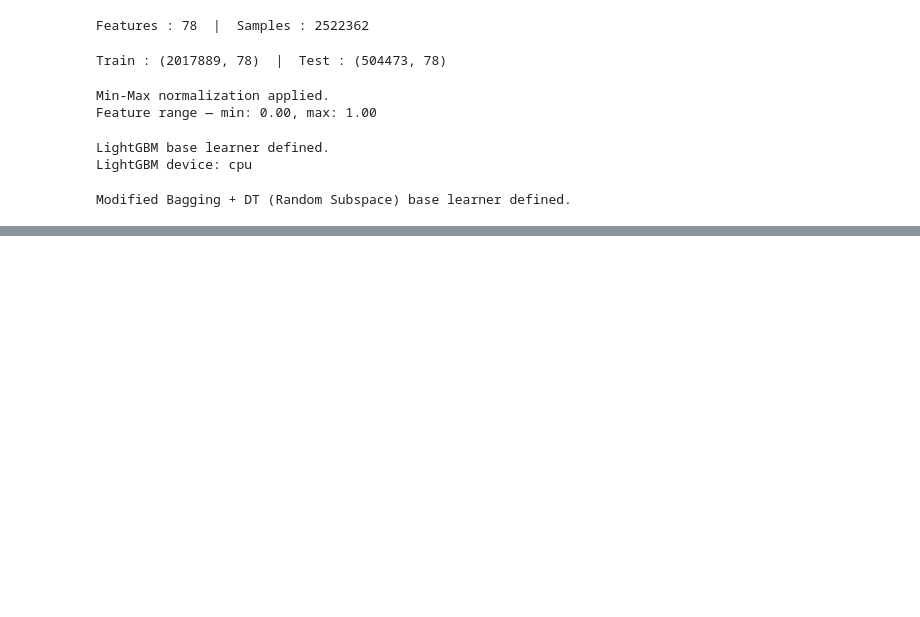
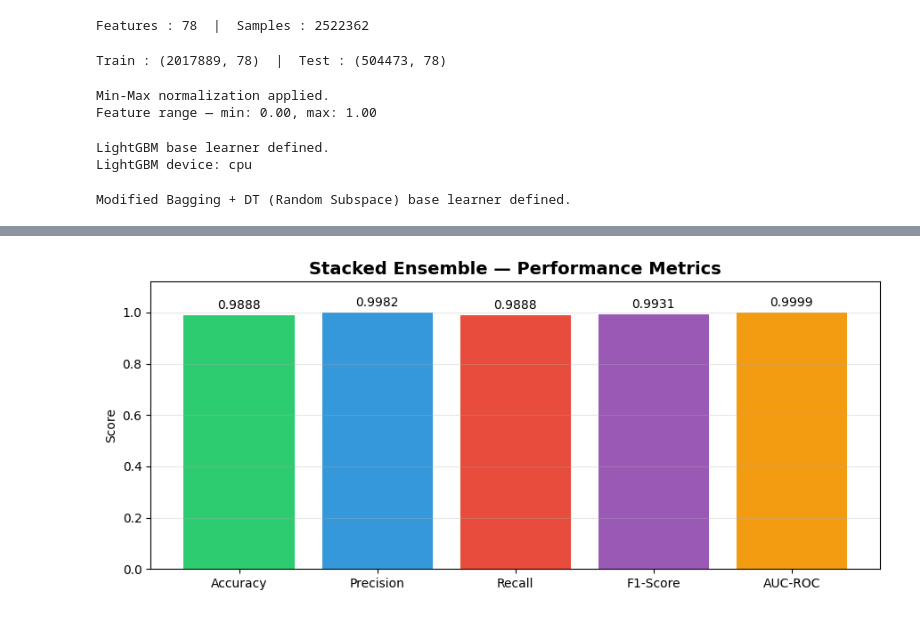
Before and after one commit to yoshbatula/Hybrid-Enhanced-Stacked-Ensemble-for-Network-Intrusion-Detection, a Jupyter notebook: Enhance-Stack-Ensemble.ipynb, the cells around one changed output, grey strips where cells are left out. Saved outputs shown, nothing was run; the diff lists cells and outputs as text; code cells hidden in the pictures; blank space fills up the shorter version.

Commit message:
done training the enhance stack ensemble

```diff
--- a/Enhance-Stack-Ensemble.ipynb
+++ b/Enhance-Stack-Ensemble.ipynb
@@ -321,0 +346,6 @@ print(f'Meta-feature matrix M_test  : {M_test.shape}   (n_test  × 2k)')
+# %%
+# Final inference — meta-learner on test meta-features
+y_pred      = meta_learner.predict(M_test)
+y_pred_prob = meta_learner.predict_proba(M_test)
+
+print('Final stacked ensemble predictions generated.')
@@ -321,0 +354,17 @@ print(f'Meta-feature matrix M_test  : {M_test.shape}   (n_test  × 2k)')
+# %%
+# Evaluation metrics
+acc  = accuracy_score (y_test, y_pred)
+prec = precision_score(y_test, y_pred, average='weighted', zero_division=0)
+rec  = recall_score   (y_test, y_pred, average='weighted', zero_division=0)
+f1   = f1_score       (y_test, y_pred, average='weighted', zero_division=0)
+ll   = log_loss       (y_test, y_pred_prob)
+auc  = roc_auc_score  (y_test, y_pred_prob, multi_class='ovr', average='weighted')
+
+
+print('    STACKED ENSEMBLE — EVALUATION METRICS')
+print(f'  Accuracy          : {acc:.4f}')
+print(f'  Precision (w-avg) : {prec:.4f}')
+print(f'  Recall    (w-avg) : {rec:.4f}')
+print(f'  F1-Score  (w-avg) : {f1:.4f}')
+print(f'  AUC-ROC   (w-avg) : {auc:.4f}')
+print(f'  Log Loss          : {ll:.4f}')
@@ -321,0 +379,24 @@ print(f'Meta-feature matrix M_test  : {M_test.shape}   (n_test  × 2k)')
+# %%
+# Metrics bar chart
+metrics = {
+    'Accuracy' : acc,
+    'Precision': prec,
+    'Recall'   : rec,
+    'F1-Score' : f1,
+    'AUC-ROC'  : auc,
+}
+
+fig, ax = plt.subplots(figsize=(9, 4))
+bars = ax.bar(metrics.keys(), metrics.values(),
+              color=['#2ecc71','#3498db','#e74c3c','#9b59b6','#f39c12'])
+ax.bar_label(bars, fmt='%.4f', padding=3, fontsize=10)
+ax.set_ylim(0, 1.12)
+ax.set_title('Stacked Ensemble — Performance Metrics', fontsize=14, fontweight='bold')
+ax.set_ylabel('Score')
+ax.grid(axis='y', alpha=0.3)
+plt.tight_layout()
+plt.show()
+
+print(f'Log Loss: {ll:.4f}  (lower is better, not plotted above)')
+# %% [output]
+[figure, added]
```
Also changed, not shown: parts of 10 cells of this notebook.
